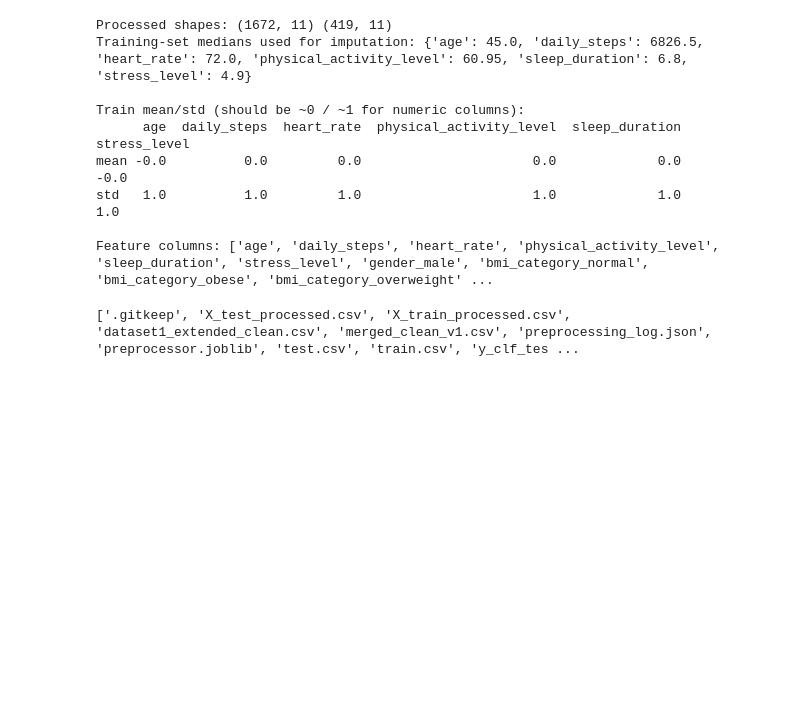
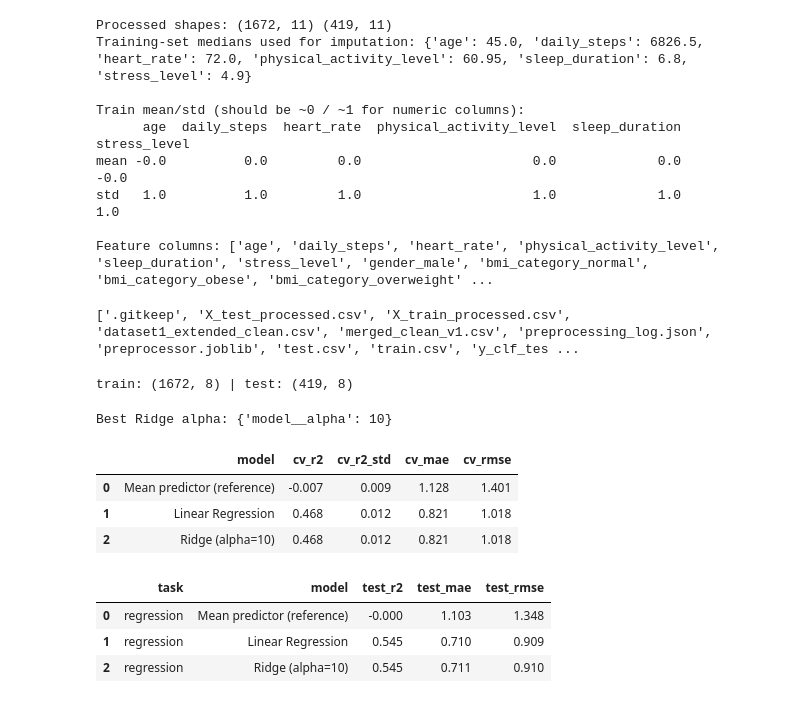
Before and after one commit to HamsMSaidam/QUALIFY, a Jupyter notebook: notebooks/01_preprocessing_hams.ipynb, the cells around one changed output. Drawn from its saved outputs; the diff is of its cells as text; code cells hidden in the pictures; blank space fills up the shorter version.

```diff
--- a/notebooks/01_preprocessing_hams.ipynb
+++ b/notebooks/01_preprocessing_hams.ipynb
@@ -358,3 +358,67 @@ with open(f"{OUT}/preprocessing_log.json", "w") as f:
 print(sorted(os.listdir(OUT)))
 # %% [output]
 ['.gitkeep', 'X_test_processed.csv', 'X_train_processed.csv', 'dataset1_extended_clean.csv', 'merged_clean_v1.csv', 'preprocessing_log.json', 'preprocessor.joblib', 'test.csv', 'train.csv', 'y_clf_tes ...
+# %%
+from sklearn.model_selection import KFold, StratifiedKFold, GridSearchCV, cross_validate
+from sklearn.linear_model import LinearRegression, Ridge, LogisticRegression
+from sklearn.dummy import DummyRegressor, DummyClassifier
+from sklearn.metrics import (r2_score, mean_absolute_error, mean_squared_error, accuracy_score,
+                             f1_score, classification_report, ConfusionMatrixDisplay)
+
+RES = "../results"
+os.makedirs(RES, exist_ok=True)
+# X_train, X_test, y_reg_*, y_clf_* already exist from the split in Part 1
+print("train:", X_train.shape, "| test:", X_test.shape)
+# %% [output]
+train: (1672, 8) | test: (419, 8)
+# %%
+def pipe(model):
+    return Pipeline([("prep", build_preprocessor()), ("model", model)])
+
+kf = KFold(n_splits=5, shuffle=True, random_state=RANDOM_STATE)
+scoring = {"r2": "r2", "mae": "neg_mean_absolute_error", "rmse": "neg_root_mean_squared_error"}
+
+reg_models = {
+    "Mean predictor (reference)": pipe(DummyRegressor(strategy="mean")),
+    "Linear Regression": pipe(LinearRegression()),
+}
+rows = []
+for name, m in reg_models.items():
+    cv = cross_validate(m, X_train, y_reg_train, cv=kf, scoring=scoring)
+    rows.append({"model": name, "cv_r2": cv["test_r2"].mean(), "cv_r2_std": cv["test_r2"].std(),
+                 "cv_mae": -cv["test_mae"].mean(), "cv_rmse": -cv["test_rmse"].mean()})
+
+# Tune Ridge alpha
+grid = GridSearchCV(pipe(Ridge()), {"model__alpha": [0.01, 0.1, 1, 10, 30, 100]},
+                    cv=kf, scoring="r2")
+grid.fit(X_train, y_reg_train)
+best_ridge = grid.best_estimator_
+cv = cross_validate(best_ridge, X_train, y_reg_train, cv=kf, scoring=scoring)
+rows.append({"model": f"Ridge (alpha={grid.best_params_['model__alpha']})", "cv_r2": cv["test_r2"].mean(),
+             "cv_r2_std": cv["test_r2"].std(), "cv_mae": -cv["test_mae"].mean(), "cv_rmse": -cv["test_rmse"].mean()})
+print("Best Ridge alpha:", grid.best_params_)
+reg_cv = pd.DataFrame(rows).round(3)
+reg_cv
+# %% [output]
+Best Ridge alpha: {'model__alpha': 10}
+|  | model | cv_r2 | cv_r2_std | cv_mae | cv_rmse |
+| 0 | Mean predictor (reference) | -0.007 | 0.009 | 1.128 | 1.401 |
+| 1 | Linear Regression | 0.468 | 0.012 | 0.821 | 1.018 |
+| 2 | Ridge (alpha=10) | 0.468 | 0.012 | 0.821 | 1.018 |
+# %%
+# Final fit on the full training set, evaluated ONCE on the held-out test set
+def reg_test_scores(name, m):
+    m.fit(X_train, y_reg_train)
+    p = m.predict(X_test)
+    return {"task": "regression", "model": name,
+            "test_r2": r2_score(y_reg_test, p), "test_mae": mean_absolute_error(y_reg_test, p),
+            "test_rmse": mean_squared_error(y_reg_test, p) ** 0.5}
+
+reg_fitted = {**reg_models, f"Ridge (alpha={grid.best_params_['model__alpha']})": best_ridge}
+reg_test = pd.DataFrame([reg_test_scores(n, m) for n, m in reg_fitted.items()]).round(3)
+reg_test
+# %% [output]
+|  | task | model | test_r2 | test_mae | test_rmse |
+| 0 | regression | Mean predictor (reference) | -0.000 | 1.103 | 1.348 |
+| 1 | regression | Linear Regression | 0.545 | 0.710 | 0.909 |
+| 2 | regression | Ridge (alpha=10) | 0.545 | 0.711 | 0.910 |
```
Also changed, not shown: parts of 5 cells of this notebook, 3 other files.
